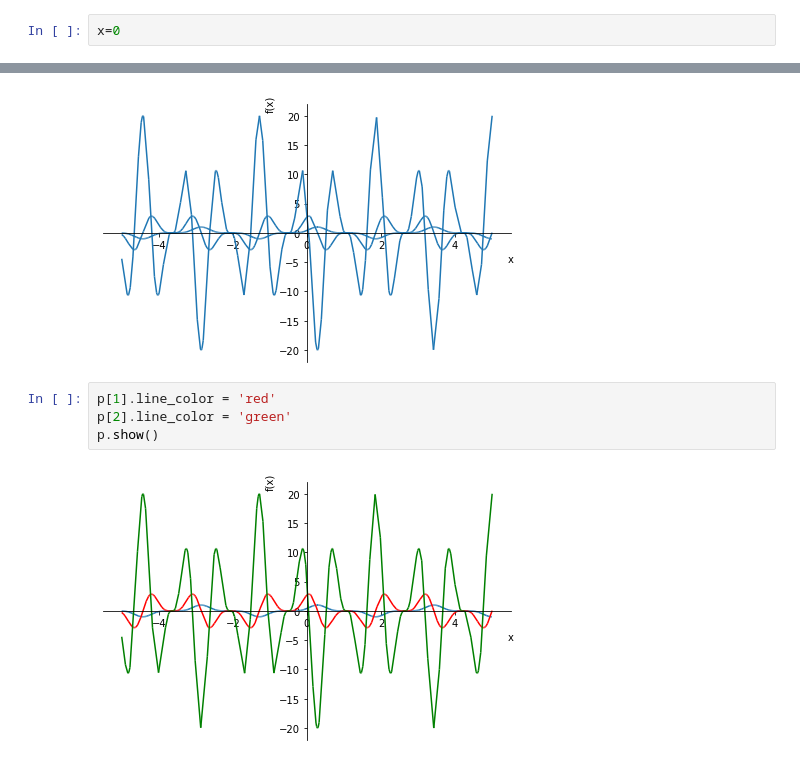
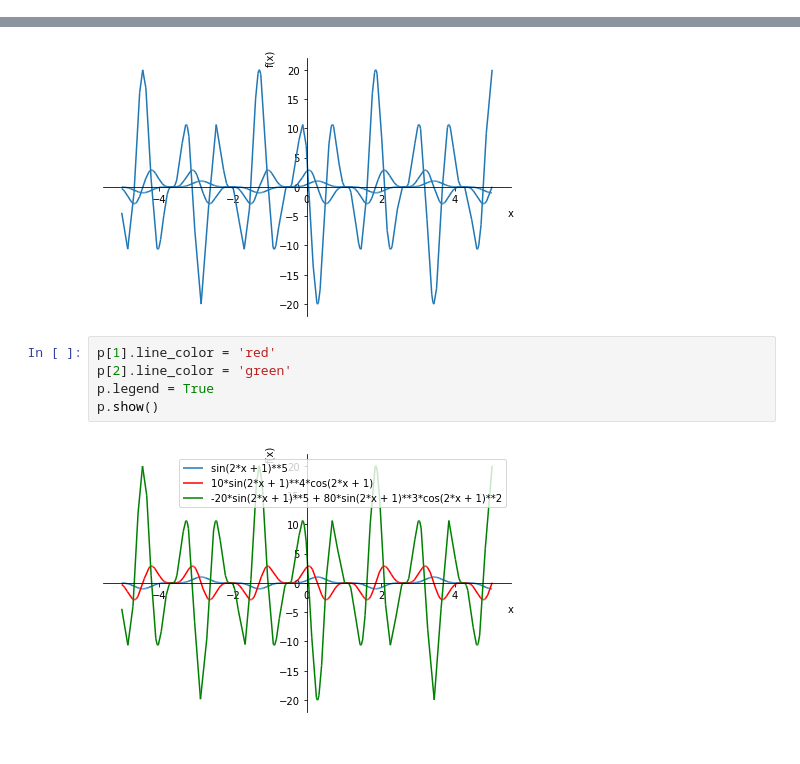
Before and after one commit to sky16k/MDS, a Jupyter notebook: MDS04_HW_Щедринов.ipynb, the cells around one changed output, grey strips where cells are left out. Cells and saved outputs as stored; diff of their text form.

```diff
--- a/MDS04_HW_Щедринов.ipynb
+++ b/MDS04_HW_Щедринов.ipynb
@@ -77,2 +74,0 @@ f1 = y_der1
-# %%
-x=0
@@ -87,6 +79,7 @@ p=sym.plotting.plot(y,y_der1, y_der2, (x, -5, 5))
 # %%
 p[1].line_color = 'red'
 p[2].line_color = 'green'
+p.legend = True
 p.show()
 # %% [output]
-[figure, old version]
+[figure, new version]
```
Also changed, not shown: parts of 2 cells of this notebook.
